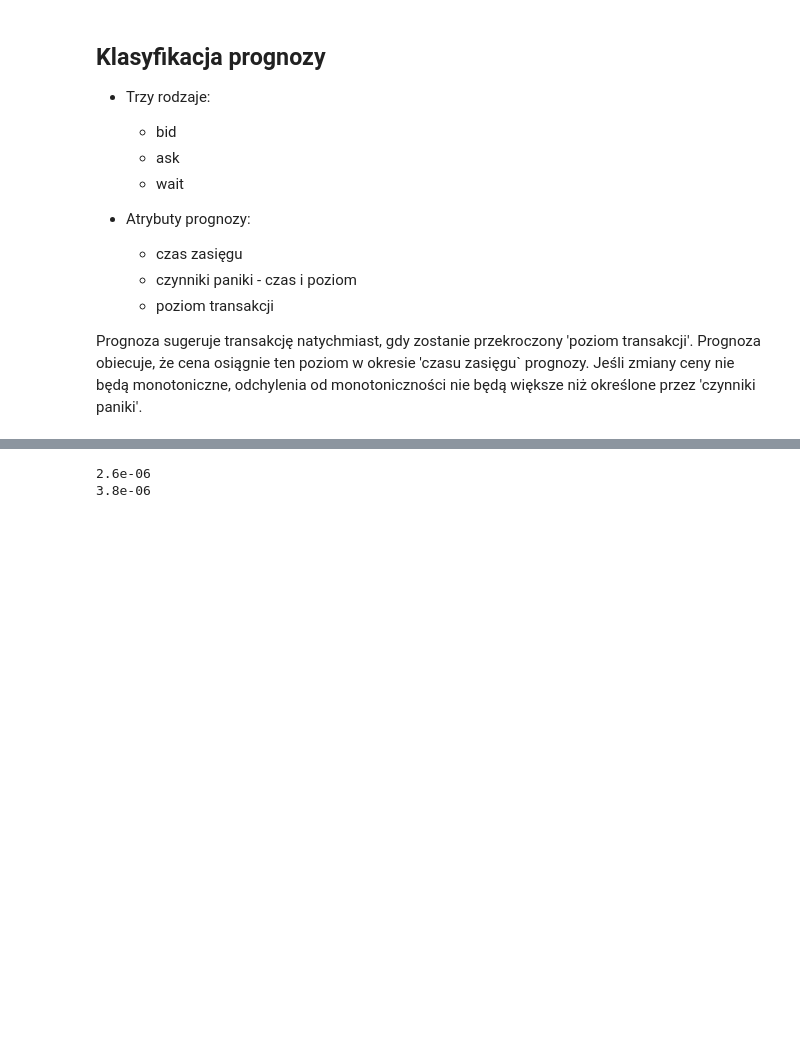
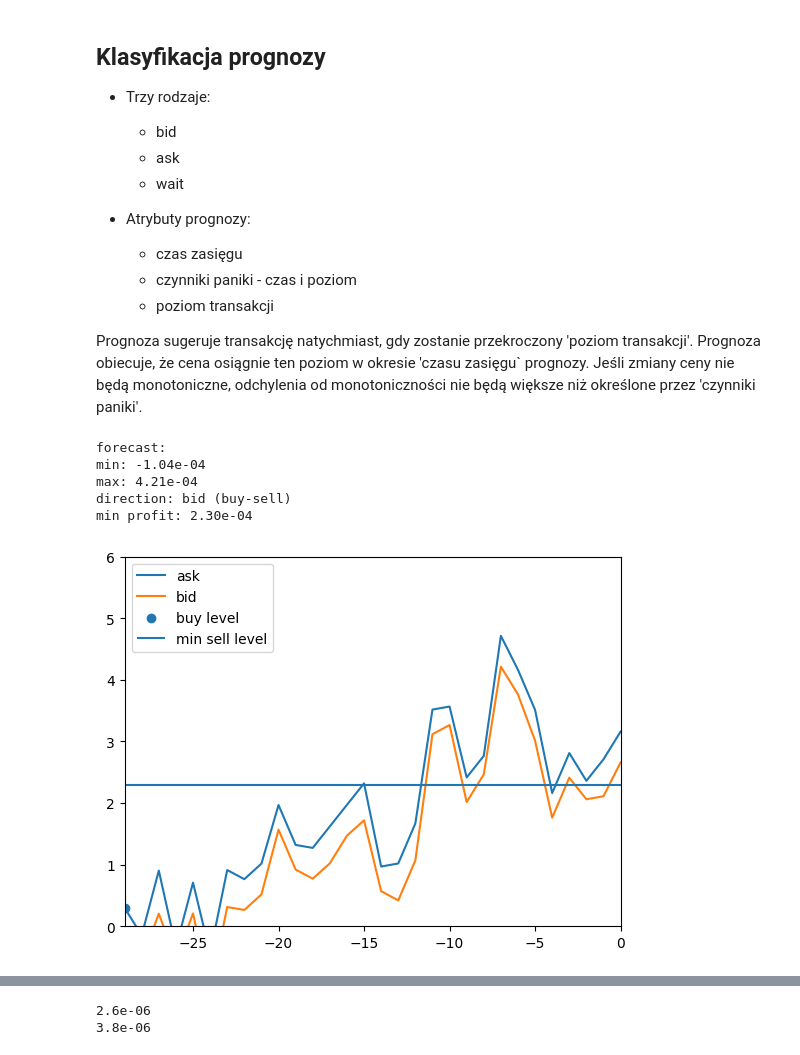
Before and after one commit to stefanzarembinski/szx81, a Jupyter notebook: src/methodes.ipynb, the cells around one changed output, grey strips where cells are left out. Cells and saved outputs as stored; diff of their text form; code cells hidden in the pictures; blank space fills up the shorter version.

```diff
--- a/src/methodes.ipynb
+++ b/src/methodes.ipynb
@@ -69,0 +93,25 @@ class Forecast:
+# %%
+import methodes as me
+import importlib
+importlib.reload(me)
+
+FORECAST_WINDOW = 30
+FORECAST_THRESHOLD = 2e-4
+
+forecasts = []
+shift = 100
+forecast = me.Forecast(
+    td.VALUE[shift: FORECAST_WINDOW + shift],
+    threshold=FORECAST_THRESHOLD)
+print(forecast)
+forecast.plot()
+
+# while shift + FORECAST_WINDOW < len(td.VALUE):
+#     forecasts.append(Forecast(td.VALUE[shift: FORECAST_WINDOW + shift]))
+# %% [output]
+forecast:
+min: -1.04e-04
+max: 4.21e-04
+direction: bid (buy-sell)
+min profit: 2.30e-04
+[figure, added]
```
Also changed, not shown: parts of 8 cells of this notebook, 3 other files.
